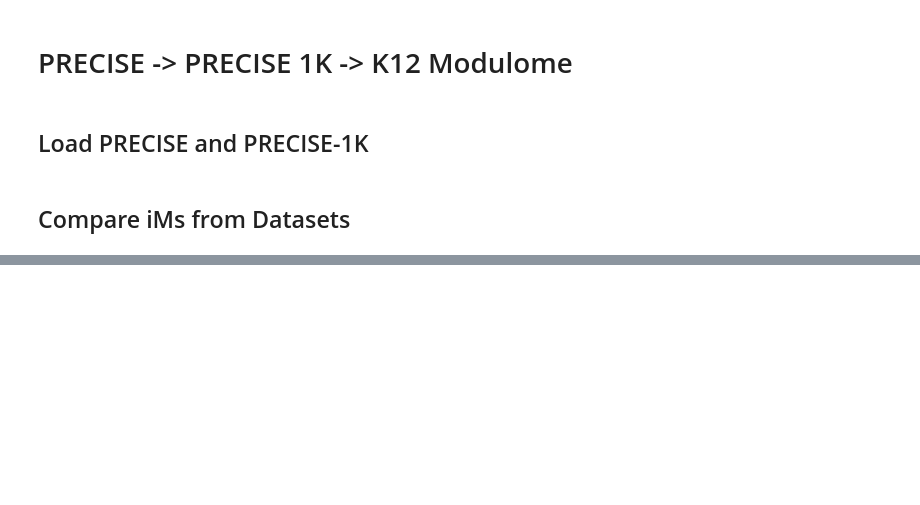
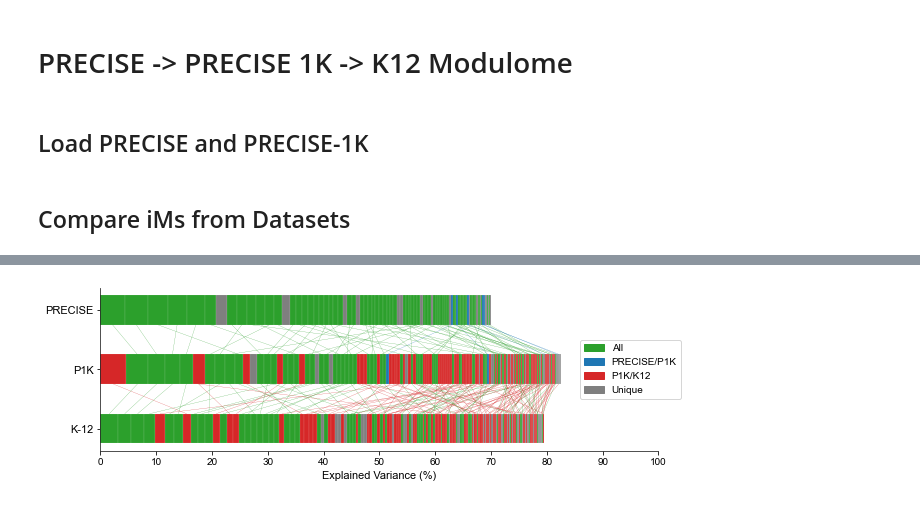
Before and after one commit to SBRG/precise1k, a Jupyter notebook: notebooks/k12_modulome/6__summarize_imodulons.ipynb, the cells around one changed output, grey strips where cells are left out. Saved outputs shown, nothing was run; the diff lists cells and outputs as text; code cells hidden in the pictures; blank space fills up the shorter version.

Commit message:
Update k12 modulome figure generation notebooks

```diff
--- a/notebooks/k12_modulome/6__summarize_imodulons.ipynb
+++ b/notebooks/k12_modulome/6__summarize_imodulons.ipynb
@@ -333,0 +295,19 @@ ax.set_xlim(0, 1)
+# %%
+precise_p1k_links = compare_ica(precise.M, p1k.M, plot=False, method='spearman')
+p1k_k12_links = compare_ica(p1k.M, ica_data.M, plot=False)
+all_links = [(tup[0], tup[1], 'P1.0', tup[2]) for tup in precise_p1k_links] + [(tup[0], tup[1], 'K-12', tup[2]) for tup in p1k_k12_links]
+# %%
+links_to_remove = [
+    ('UC-1', 'UC-K12-3', 'K-12'),
+    ('UC-3', 'Fatty Acid', 'K-12'),
+    ('Thr/Ser-1', 'Lysine', 'K-12'),
+    ('FDH-O', 'UC-K12-8', 'K-12'),
+    ('UC-9', 'Exuronate', 'K-12'),
+    ('rcsB KO', 'GadXW', 'K-12'),
+    ('Leucine', 'Ile/Val', 'K-12'),
+    ('DhaR', 'Phosphotransferase', 'K-12'),
+    ('cyoB/ndh/nuoB KO-2', 'PDH', 'K-12'),
+    ('tpiA KO', 'Phosphotransferase', 'K-12'),
+    ('CCK-PGI Del', 'UC-K12-10', 'K-12')
+]
+all_links_qc = [link for link in all_links if link[:-1] not in links_to_remove]
@@ -333,0 +358,60 @@ ax.set_xlim(0, 1)
+# %%
+_, ax = plt.subplots(figsize=(10, 3))
+
+prev_left = 0
+bar_mids = {}
+p1_pie = {memb: 0 for memb in color_dict.keys()}
+for im, im_row in precise.imodulon_table.sort_values(by='exp_var', ascending=False).iterrows():
+    im_member = im_count_dict.get(f'{im}_p1', 'Unique')
+    p1_pie[im_member] += im_row['exp_var']*100
+    ax.barh(3, im_row['exp_var']*100, left=prev_left, linewidth=0.1, height=0.75, color=color_dict[im_member])
+    bar_mids[f'{im}_p1'] = prev_left + (im_row['exp_var']*100) / 2
+    prev_left += im_row['exp_var']*100
+p1_pie = {k: v/sum(p1_pie.values()) for k, v in p1_pie.items()}
+
+prev_left = 0
+p1k_pie = {memb: 0 for memb in color_dict.keys()}
+for im, im_row in p1k.imodulon_table.sort_values(by='exp_var', ascending=False).iterrows():
+    im_member = im_count_dict.get(f'{im}_p1k', 'Unique')
+    col = color_dict[im_member]
+    p1k_pie[im_member] += im_row['exp_var']*100
+    ax.barh(1.5, im_row['exp_var']*100, left=prev_left, linewidth=0.1, height=0.75, color=col)
+    bar_mids[f'{im}_p1k'] = prev_left + (im_row['exp_var']*100) / 2
+    prev_left += im_row['exp_var']*100
+    if f'{im}_p1k' in im_graph:
+        preds = im_graph.predecessors(f'{im}_p1k')
+        for pred in preds:
+            ax.plot([bar_mids[pred], bar_mids[f'{im}_p1k']], [2.625, 1.875], color=col, linewidth=0.2)
+p1k_pie = {k: v/sum(p1k_pie.values()) for k, v in p1k_pie.items()}
+
+prev_left = 0
+k12_pie = {memb: 0 for memb in color_dict.keys()}
+for im, im_row in ica_data.imodulon_table.sort_values(by='exp_var', ascending=False).iterrows():
+    im_member = im_count_dict.get(f'{im}_k12', 'Unique')
+    col = color_dict[im_member]
+    k12_pie[im_member] += im_row['exp_var']*100
+    ax.barh(0, im_row['exp_var']*100, left=prev_left, linewidth=0.1, height=0.75, color=col)
+    bar_mids[f'{im}_k12'] = prev_left + (im_row['exp_var']*100) / 2
+    prev_left += im_row['exp_var']*100
+    if f'{im}_k12' in im_graph:
+        preds = im_graph.predecessors(f'{im}_k12')
+        for pred in preds:
+            if pred.split('_')[1] == 'p1k':
+                ax.plot([bar_mids[pred], bar_mids[f'{im}_k12']], [1.125, 0.375], color=col, linewidth=0.2)
+k12_pie = {k: v/sum(k12_pie.values()) for k, v in k12_pie.items()}
+
+ax.set_xlim(0, 100)
+ax.set_yticks([0, 1.5, 3])
+ax.set_xticks(range(0, 110, 10))
+ax.tick_params(axis='y', labelsize=11)
+ax.set_yticklabels(['K-12', 'P1K', 'PRECISE'])
+ax.set_xlabel('Explained Variance (%)', fontsize=11)
+ax.spines['top'].set_visible(False)
+ax.spines['right'].set_visible(False)
+
+ax.legend([Patch(color=col) for col in color_dict.values()], color_dict.keys(), loc='center left', bbox_to_anchor=(0.85, 0.5))
+
+plt.savefig(os.path.join(FIG_PATH, 'im_lineage.svg'), dpi=400, bbox_inches='tight')
+plt.savefig(os.path.join(FIG_PATH, 'im_lineage.png'), dpi=400, bbox_inches='tight')
+# %% [output]
+[figure, added]
```
Also changed, not shown: parts of 7 cells of this notebook, 44 other files.
